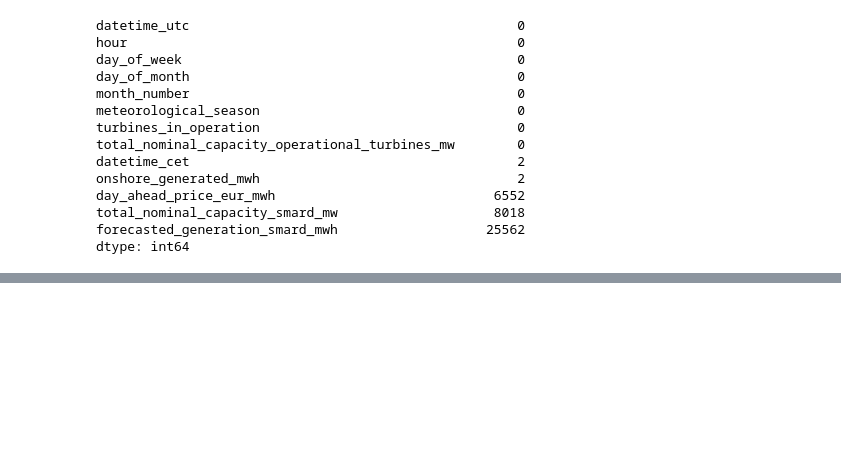
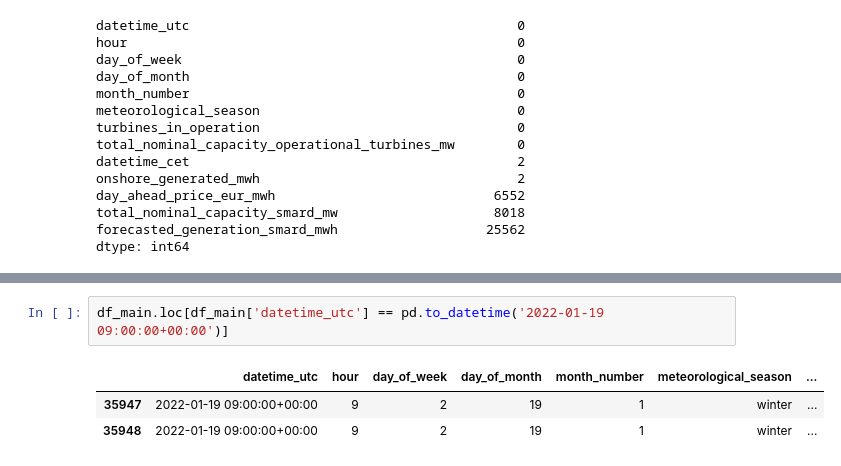
Before and after one commit to meteoviz/wind_power_forecasting_germany, a Jupyter notebook: notebooks/ML_dataframe.ipynb, the cells around one changed output, grey strips where cells are left out. Cells and saved outputs as stored; diff of their text form; blank space fills up the shorter version.

```diff
--- a/notebooks/ML_dataframe.ipynb
+++ b/notebooks/ML_dataframe.ipynb
@@ -706,0 +777,6 @@ dtype: int64
+# %%
+df_main.loc[df_main['datetime_utc'] == pd.to_datetime('2022-01-19 09:00:00+00:00')]
+# %% [output]
+|  | datetime_utc | hour | day_of_week | day_of_month | month_number | meteorological_season | ... |
+| 35947 | 2022-01-19 09:00:00+00:00 | 9 | 2 | 19 | 1 | winter | ... |
+| 35948 | 2022-01-19 09:00:00+00:00 | 9 | 2 | 19 | 1 | winter | ... |
```
Also changed, not shown: parts of 16 cells of this notebook, 1 other file.
